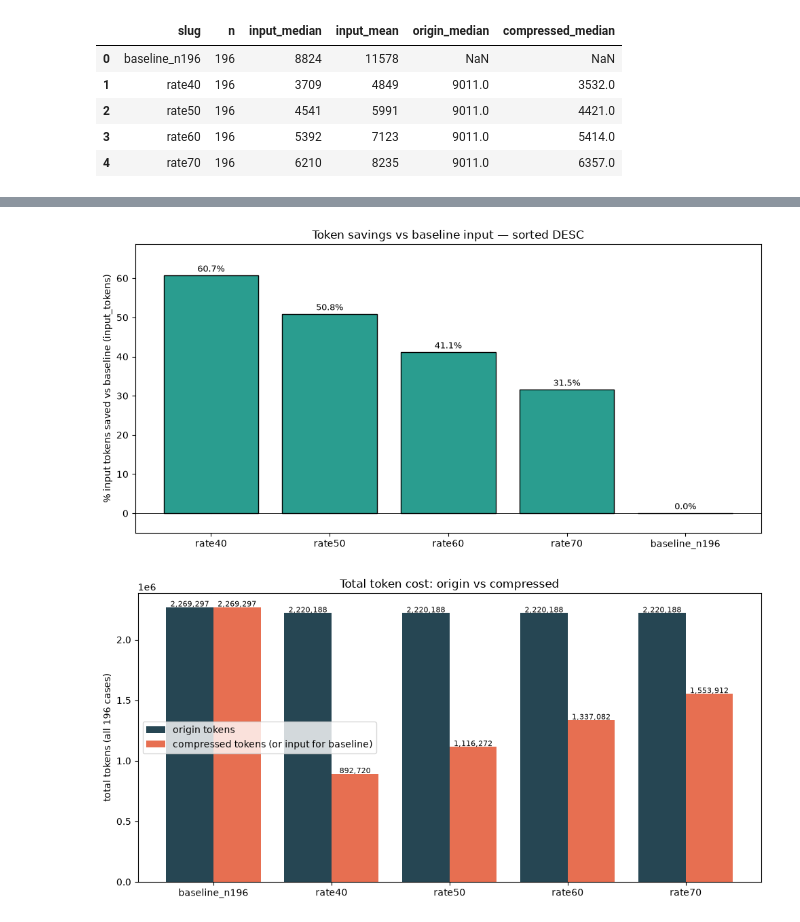
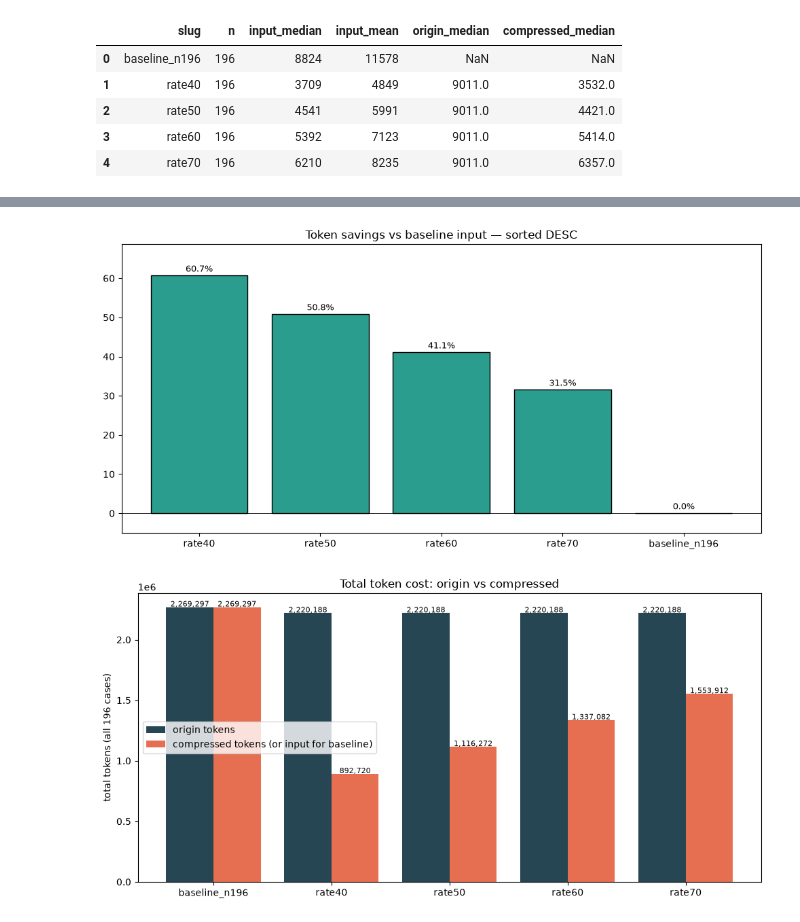
Before and after one commit to angWindy/OP5---LLM-Cost-Latency-Quality-Optimize, a Jupyter notebook: notebooks/_backup_executed_ok.ipynb, the cells around one changed output, grey strips where cells are left out. Cells and saved outputs as stored; diff of their text form; code cells hidden in the pictures.

```diff
--- a/notebooks/_backup_executed_ok.ipynb
+++ b/notebooks/_backup_executed_ok.ipynb
@@ -213,20 +213,20 @@ Token cost view (total across 196 cases)
 # %%
 # Bar chart: % token saved vs baseline INPUT tokens (sorted descending)
 fig, ax = plt.subplots(figsize=(10, 5))
 sorted_df = df_cost.sort_values('pct_saved_vs_baseline_input', ascending=False)
 colors = ['#888888' if c == 'baseline_n196' else '#2a9d8f' for c in sorted_df['config']]
 bars = ax.bar(sorted_df['config'], sorted_df['pct_saved_vs_baseline_input'], color=colors, edgecolor='black')
-ax.set_ylabel('% input tokens saved vs baseline (input_tokens)')
+# ax.set_ylabel('% input tokens saved vs baseline (input_tokens)')
 ax.set_title('Token savings vs baseline input — sorted DESC')
 ax.axhline(0, color='black', linewidth=0.6)
 for bar, val in zip(bars, sorted_df['pct_saved_vs_baseline_input']):
     ax.text(bar.get_x() + bar.get_width()/2, val + 0.5, f'{val:.1f}%',
             ha='center', va='bottom', fontsize=9)
 ax.set_ylim(min(sorted_df['pct_saved_vs_baseline_input']) - 5, max(sorted_df['pct_saved_vs_baseline_input']) + 8)
 plt.tight_layout()
 plt.show()
 # %% [output]
-[figure, old version]
+[figure, new version]
 # %%
 # Stacked/clustered bar: origin vs compressed tokens
 import numpy as np
```
Also changed, not shown: parts of 16 cells of this notebook, 21 other files.
